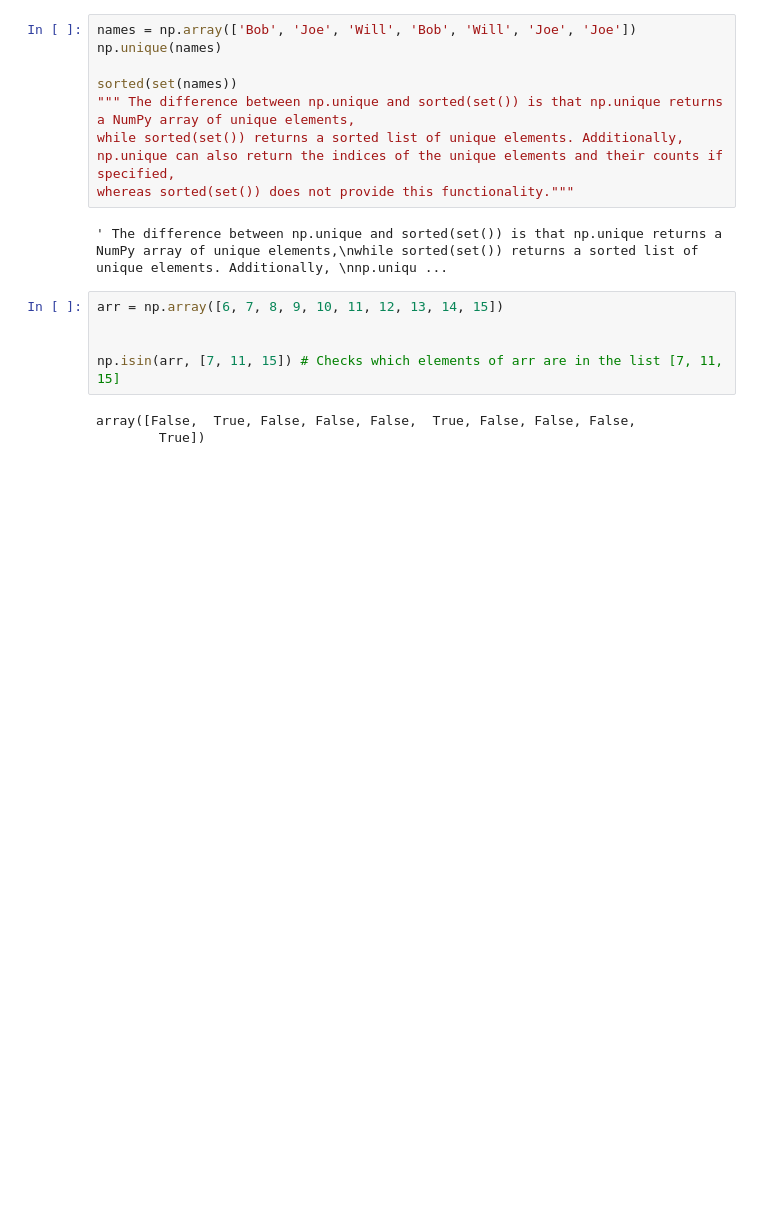
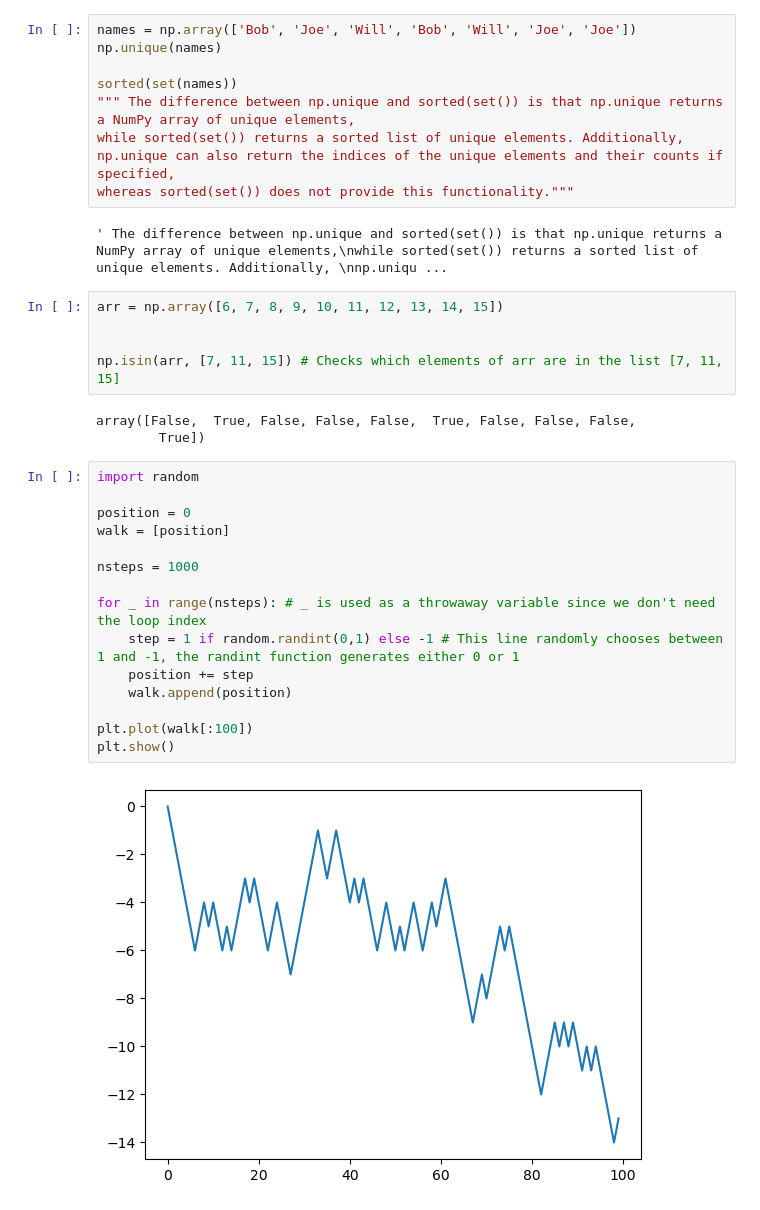
Before and after one commit to BOkungbure/Python, a Jupyter notebook: Data_Analysis/Rough _Work.ipynb, the cells around one changed output. Saved outputs shown, nothing was run; the diff lists cells and outputs as text; blank space fills up the shorter version.

Commit message:
steps

```diff
--- a/Data_Analysis/Rough _Work.ipynb
+++ b/Data_Analysis/Rough _Work.ipynb
@@ -1528,3 +1528,20 @@ np.isin(arr, [7, 11, 15]) # Checks which elements of arr are in the list [7, 11,
 # %% [output]
 array([False,  True, False, False, False,  True, False, False, False,
         True])
+# %%
+import random
+
+position = 0
+walk = [position]
+
+nsteps = 1000
+
+for _ in range(nsteps): # _ is used as a throwaway variable since we don't need the loop index
+    step = 1 if random.randint(0,1) else -1 # This line randomly chooses between 1 and -1, the randint function generates either 0 or 1
+    position += step
+    walk.append(position)
+
+plt.plot(walk[:100])
+plt.show()
+# %% [output]
+[figure, added]
```
Also changed, not shown: parts of 3 cells of this notebook.
